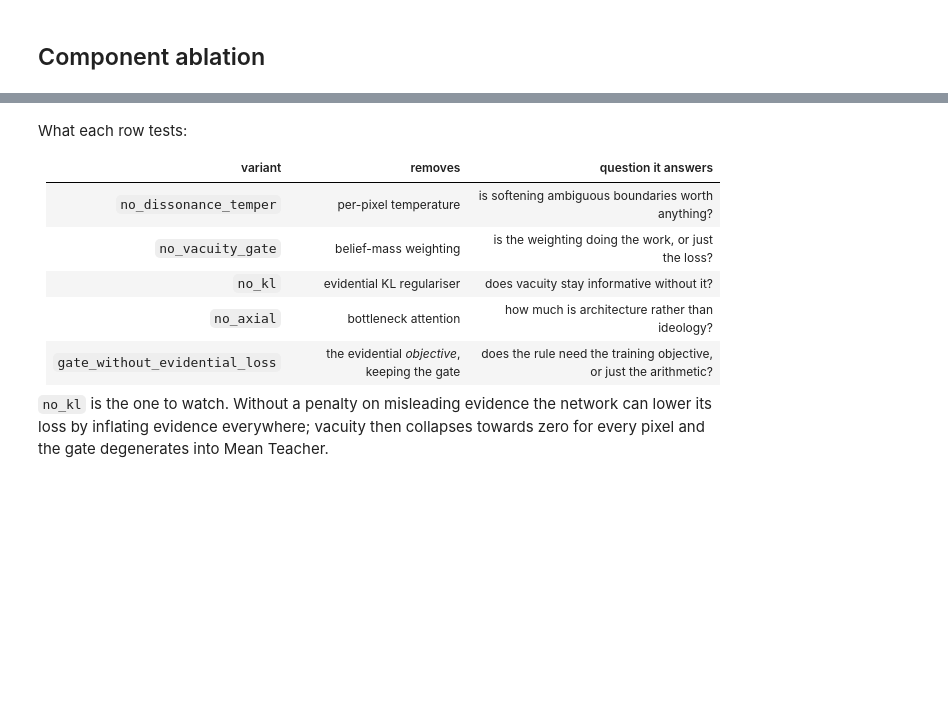
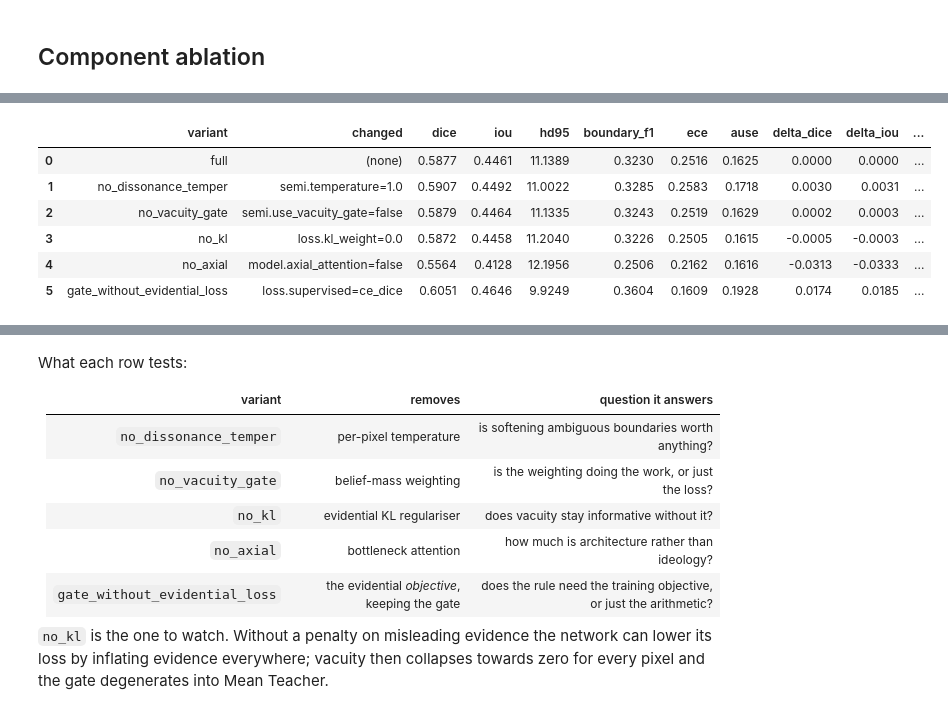
Before and after one commit to arslan-ahm/evidential-semi-supervised-lesion-segmentation, a Jupyter notebook: notebooks/03_ablations.ipynb, the cells around one changed output, grey strips where cells are left out. Drawn from its saved outputs; the diff is of its cells as text; code cells hidden in the pictures; blank space fills up the shorter version.

```diff
--- a/notebooks/03_ablations.ipynb
+++ b/notebooks/03_ablations.ipynb
@@ -83,5 +95,7 @@ display(pd.DataFrame(rows))
 # %%
 from evissl.pipelines import run_component_ablation
 
-ablation = run_component_ablation("configs/evidential.yaml", overrides=SCALE)
+ablation = run_component_ablation(
+    "configs/evidential.yaml", overrides=SCALE, out_dir="results/scratch")
 display(ablation.round(4))
+# %% [output]
@@ -88,3 +119,10 @@ display(ablation.round(4))
+|  | variant | changed | dice | iou | hd95 | boundary_f1 | ece | ause | delta_dice | delta_iou | ... |
+| 0 | full | (none) | 0.5877 | 0.4461 | 11.1389 | 0.3230 | 0.2516 | 0.1625 | 0.0000 | 0.0000 | ... |
+| 1 | no_dissonance_temper | semi.temperature=1.0 | 0.5907 | 0.4492 | 11.0022 | 0.3285 | 0.2583 | 0.1718 | 0.0030 | 0.0031 | ... |
+| 2 | no_vacuity_gate | semi.use_vacuity_gate=false | 0.5879 | 0.4464 | 11.1335 | 0.3243 | 0.2519 | 0.1629 | 0.0002 | 0.0003 | ... |
+| 3 | no_kl | loss.kl_weight=0.0 | 0.5872 | 0.4458 | 11.2040 | 0.3226 | 0.2505 | 0.1615 | -0.0005 | -0.0003 | ... |
+| 4 | no_axial | model.axial_attention=false | 0.5564 | 0.4128 | 12.1956 | 0.2506 | 0.2162 | 0.1616 | -0.0313 | -0.0333 | ... |
+| 5 | gate_without_evidential_loss | loss.supervised=ce_dice | 0.6051 | 0.4646 | 9.9249 | 0.3604 | 0.1609 | 0.1928 | 0.0174 | 0.0185 | ... |
 # %%
 if not ablation.empty and "delta_dice" in ablation:
     view = ablation[ablation["variant"] != "full"].sort_values("delta_dice")
```
Also changed, not shown: parts of 7 cells of this notebook, 5 other files.
